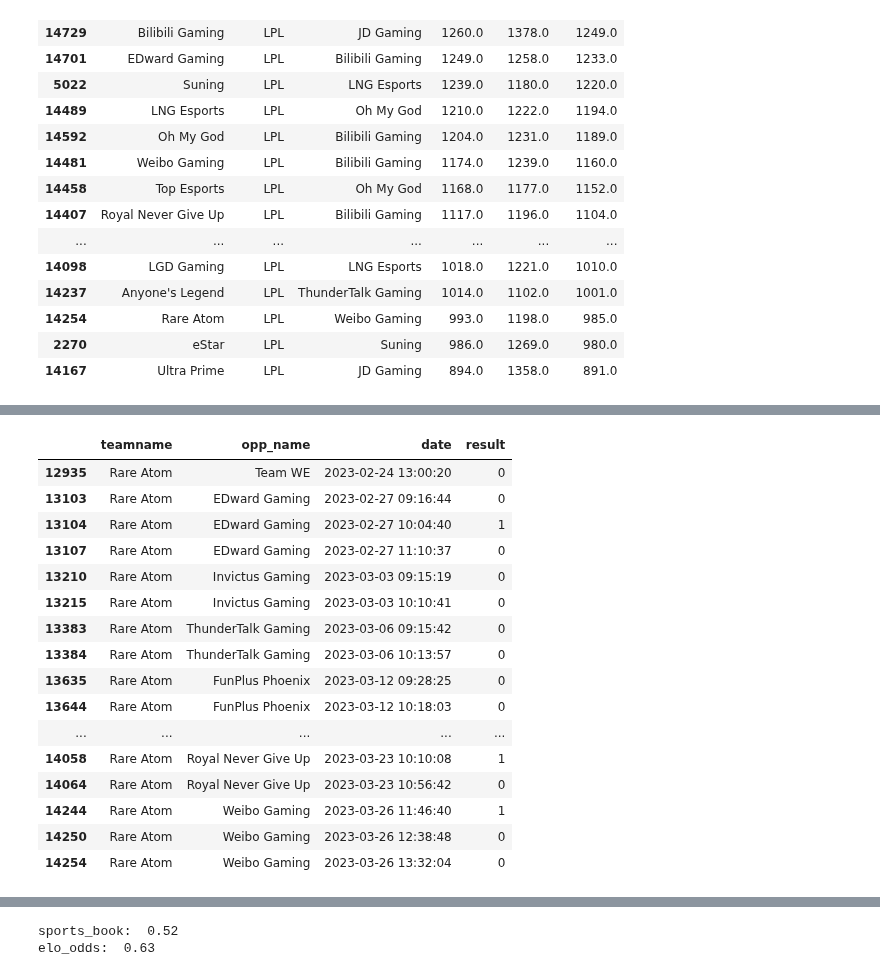
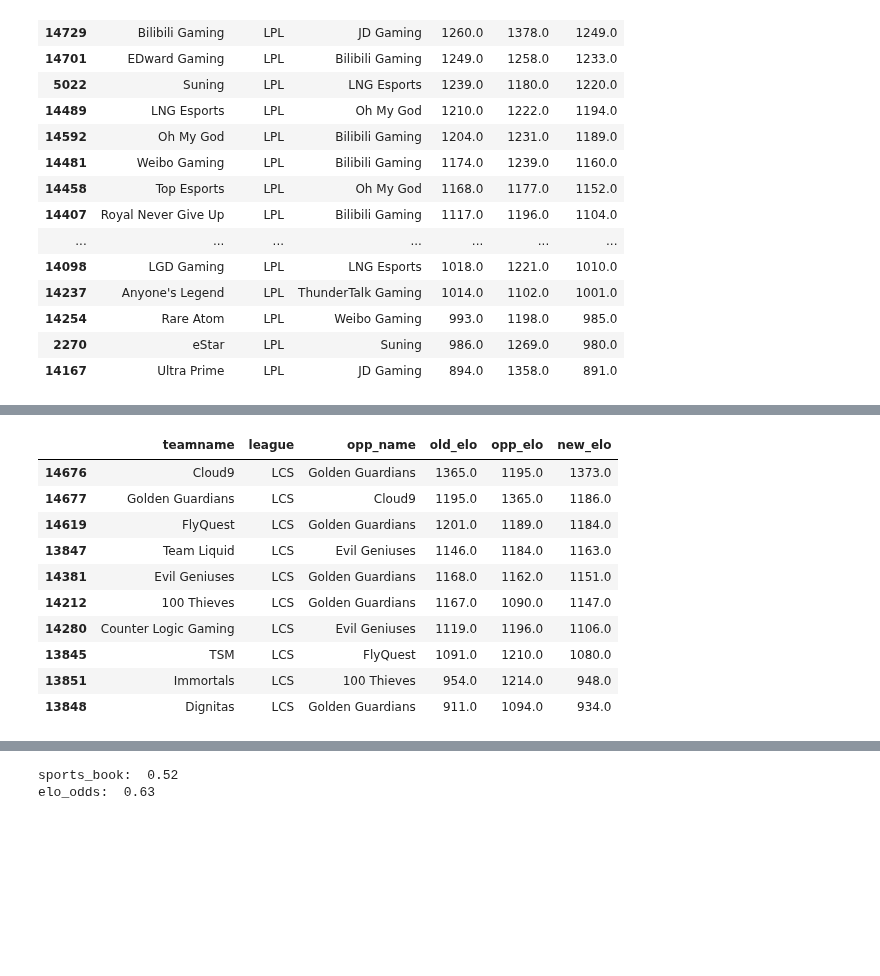
Before and after one commit to richie-p-meyer/league, a Jupyter notebook: scratch.ipynb, the cells around one changed output, grey strips where cells are left out. Cells and saved outputs as stored; diff of their text form; code cells hidden in the pictures; blank space fills up the shorter version.

```diff
--- a/scratch.ipynb
+++ b/scratch.ipynb
@@ -266,20 +313,14 @@ monies
-# %%
-df[df.teamname=='Rare Atom'][['teamname','opp_name','date','result']].tail(20)
-# %% [output]
-|  | teamname | opp_name | date | result |
-| 12935 | Rare Atom | Team WE | 2023-02-24 13:00:20 | 0 |
-| 13103 | Rare Atom | EDward Gaming | 2023-02-27 09:16:44 | 0 |
-| 13104 | Rare Atom | EDward Gaming | 2023-02-27 10:04:40 | 1 |
-| 13107 | Rare Atom | EDward Gaming | 2023-02-27 11:10:37 | 0 |
-| 13210 | Rare Atom | Invictus Gaming | 2023-03-03 09:15:19 | 0 |
-| 13215 | Rare Atom | Invictus Gaming | 2023-03-03 10:10:41 | 0 |
-| 13383 | Rare Atom | ThunderTalk Gaming | 2023-03-06 09:15:42 | 0 |
-| 13384 | Rare Atom | ThunderTalk Gaming | 2023-03-06 10:13:57 | 0 |
-| 13635 | Rare Atom | FunPlus Phoenix | 2023-03-12 09:28:25 | 0 |
-| 13644 | Rare Atom | FunPlus Phoenix | 2023-03-12 10:18:03 | 0 |
-| ... | ... | ... | ... | ... |
-| 14058 | Rare Atom | Royal Never Give Up | 2023-03-23 10:10:08 | 1 |
-| 14064 | Rare Atom | Royal Never Give Up | 2023-03-23 10:56:42 | 0 |
-| 14244 | Rare Atom | Weibo Gaming | 2023-03-26 11:46:40 | 1 |
-| 14250 | Rare Atom | Weibo Gaming | 2023-03-26 12:38:48 | 0 |
-| 14254 | Rare Atom | Weibo Gaming | 2023-03-26 13:32:04 | 0 |
+# %%
+get_league('LCS')
+# %% [output]
+|  | teamname | league | opp_name | old_elo | opp_elo | new_elo |
+| 14676 | Cloud9 | LCS | Golden Guardians | 1365.0 | 1195.0 | 1373.0 |
+| 14677 | Golden Guardians | LCS | Cloud9 | 1195.0 | 1365.0 | 1186.0 |
+| 14619 | FlyQuest | LCS | Golden Guardians | 1201.0 | 1189.0 | 1184.0 |
+| 13847 | Team Liquid | LCS | Evil Geniuses | 1146.0 | 1184.0 | 1163.0 |
+| 14381 | Evil Geniuses | LCS | Golden Guardians | 1168.0 | 1162.0 | 1151.0 |
+| 14212 | 100 Thieves | LCS | Golden Guardians | 1167.0 | 1090.0 | 1147.0 |
+| 14280 | Counter Logic Gaming | LCS | Evil Geniuses | 1119.0 | 1196.0 | 1106.0 |
+| 13845 | TSM | LCS | FlyQuest | 1091.0 | 1210.0 | 1080.0 |
+| 13851 | Immortals | LCS | 100 Thieves | 954.0 | 1214.0 | 948.0 |
+| 13848 | Dignitas | LCS | Golden Guardians | 911.0 | 1094.0 | 934.0 |
```
Also changed, not shown: parts of 9 cells of this notebook.
